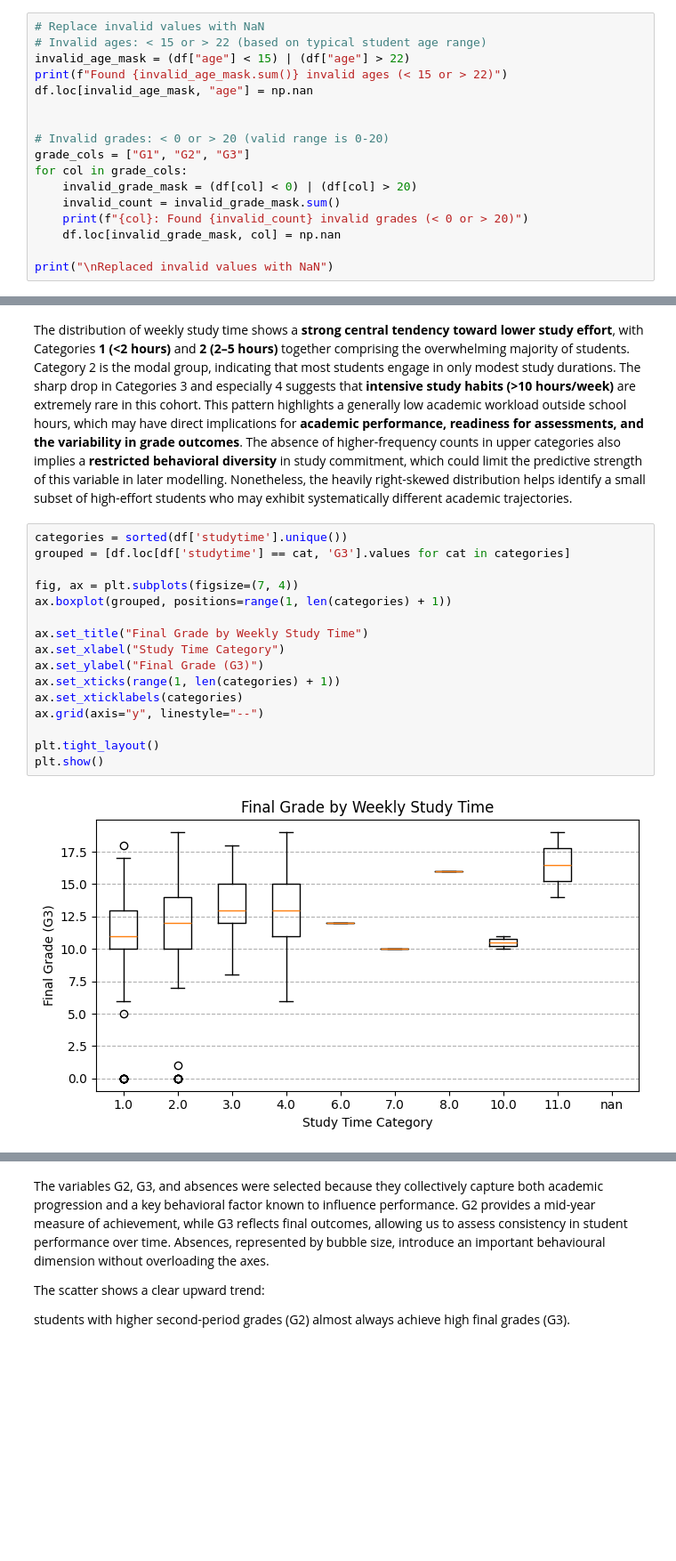
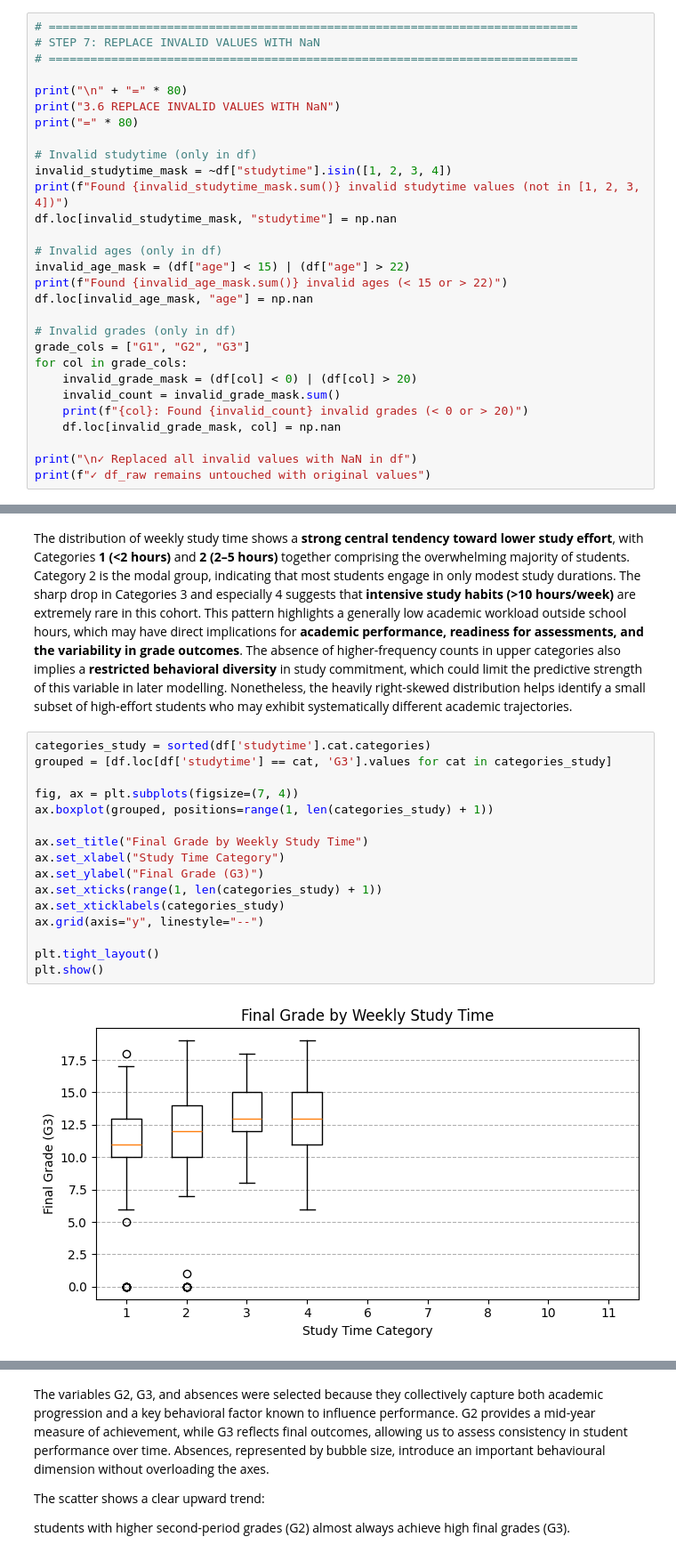
Before and after one commit to Cullen179/Practical-Data-Science, a Jupyter notebook: A1/assignment1_TEMPLATE.ipynb, the cells around one changed output, grey strips where cells are left out. Shown: that part at 89% size. Saved outputs shown, nothing was run; the diff lists cells and outputs as text; blank space fills up the shorter version.

```diff
--- a/A1/assignment1_TEMPLATE.ipynb
+++ b/A1/assignment1_TEMPLATE.ipynb
@@ -418,14 +521,25 @@ Column 'goout' categories: Index([1, 2, 3, 4, 5], dtype='int64')
 
 Column 'health' categories: Index([1, 2, 3, 4, 5], dtype='int64')
 # %%
-# Replace invalid values with NaN
-# Invalid ages: < 15 or > 22 (based on typical student age range)
+# ============================================================================
+# STEP 7: REPLACE INVALID VALUES WITH NaN
+# ============================================================================
+
+print("\n" + "=" * 80)
+print("3.6 REPLACE INVALID VALUES WITH NaN")
+print("=" * 80)
+
+# Invalid studytime (only in df)
+invalid_studytime_mask = ~df["studytime"].isin([1, 2, 3, 4])
+print(f"Found {invalid_studytime_mask.sum()} invalid studytime values (not in [1, 2, 3, 4])")
+df.loc[invalid_studytime_mask, "studytime"] = np.nan
+
+# Invalid ages (only in df)
 invalid_age_mask = (df["age"] < 15) | (df["age"] > 22)
 print(f"Found {invalid_age_mask.sum()} invalid ages (< 15 or > 22)")
 df.loc[invalid_age_mask, "age"] = np.nan
 
-
-# Invalid grades: < 0 or > 20 (valid range is 0-20)
+# Invalid grades (only in df)
 grade_cols = ["G1", "G2", "G3"]
 for col in grade_cols:
     invalid_grade_mask = (df[col] < 0) | (df[col] > 20)
@@ -433,5 +547,6 @@ for col in grade_cols:
     print(f"{col}: Found {invalid_count} invalid grades (< 0 or > 20)")
     df.loc[invalid_grade_mask, col] = np.nan
 
-print("\nReplaced invalid values with NaN")
+print("\n✓ Replaced all invalid values with NaN in df")
+print(f"✓ df_raw remains untouched with original values")
 # %% [output]
@@ -682,23 +930,23 @@ plt.show()
 
 The distribution of weekly study time shows a **strong central tendency toward lower study effort**, with Categories **1 (<2 hours)** and **2 (2–5 hours)** together comprising the overwhelming majority of students. Category 2 is the modal group, indicating that most students engage in only modest study durations. The sharp drop in Categories 3 and especially 4 suggests that **intensive study habits (>10 hours/week)** are extremely rare in this cohort. This pattern highlights a generally low academic workload outside school hours, which may have direct implications for **academic performance, readiness for assessments, and the variability in grade outcomes**. The absence of higher-frequency counts in upper categories also implies a **restricted behavioral diversity** in study commitment, which could limit the predictive strength of this variable in later modelling. Nonetheless, the heavily right-skewed distribution helps identify a small subset of high-effort students who may exhibit systematically different academic trajectories.
 # %%
-categories = sorted(df['studytime'].unique())
-grouped = [df.loc[df['studytime'] == cat, 'G3'].values for cat in categories]
+categories_study = sorted(df['studytime'].cat.categories)
+grouped = [df.loc[df['studytime'] == cat, 'G3'].values for cat in categories_study]
 
 fig, ax = plt.subplots(figsize=(7, 4))
-ax.boxplot(grouped, positions=range(1, len(categories) + 1))
+ax.boxplot(grouped, positions=range(1, len(categories_study) + 1))
 
 ax.set_title("Final Grade by Weekly Study Time")
 ax.set_xlabel("Study Time Category")
 ax.set_ylabel("Final Grade (G3)")
-ax.set_xticks(range(1, len(categories) + 1))
-ax.set_xticklabels(categories)
+ax.set_xticks(range(1, len(categories_study) + 1))
+ax.set_xticklabels(categories_study)
 ax.grid(axis="y", linestyle="--")
 
 plt.tight_layout()
 plt.show()
 # %% [output]
-[figure, old version]
+[figure, new version]
 # %%
 
 x = df['absences'].values
```
Also changed, not shown: parts of 42 cells of this notebook.
